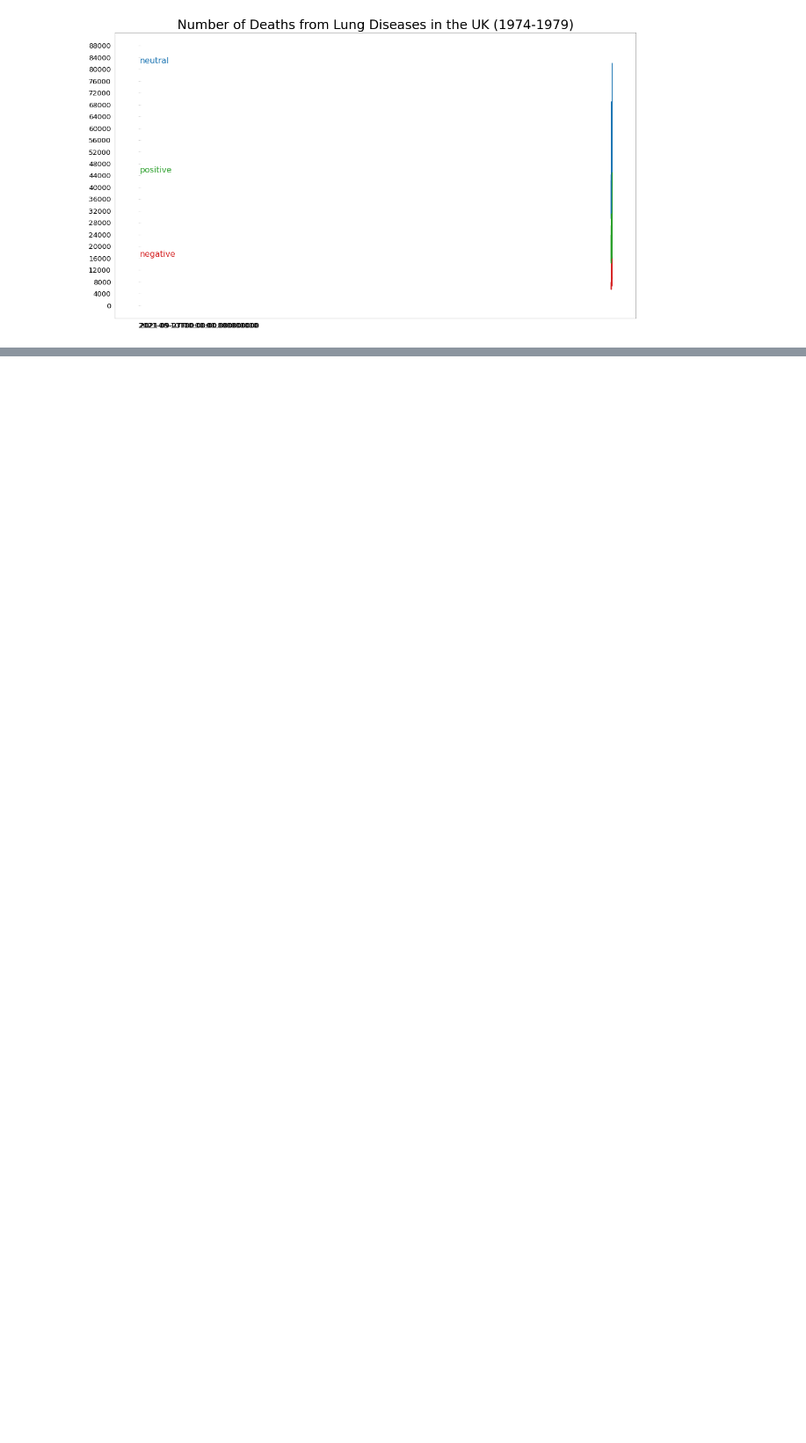
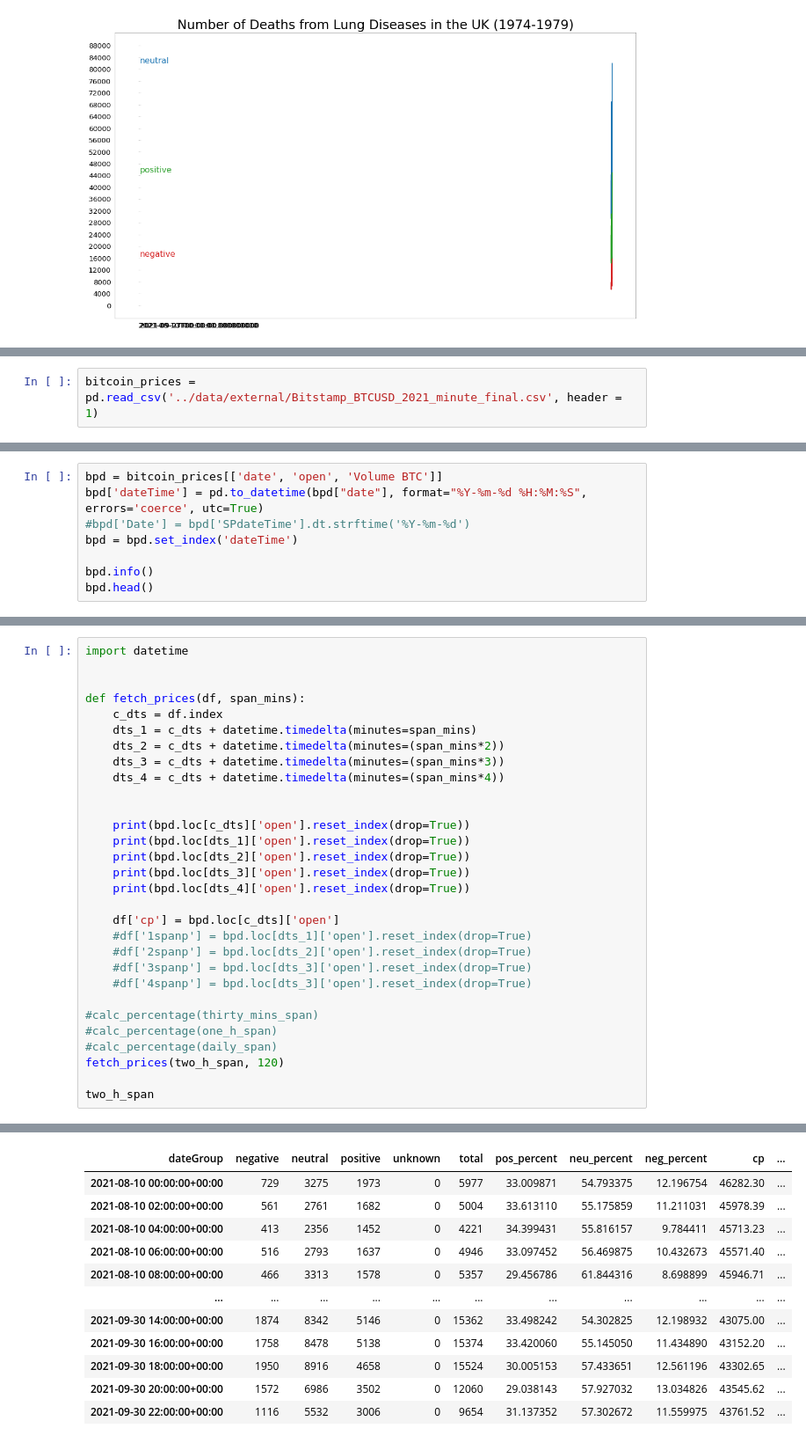
Before and after one commit to superzzp/Bitcoin-Price-Fluctuation-Twitter-Sentiment-Analysis, a Jupyter notebook: notebooks/1.0-zzp-aggregate-sentiments.ipynb, the cells around one changed output, grey strips where cells are left out. Shown at 88% size. Cells and saved outputs as stored; diff of their text form; blank space fills up the shorter version.

Commit message:
updating price reference logics

```diff
--- a/notebooks/1.0-zzp-aggregate-sentiments.ipynb
+++ b/notebooks/1.0-zzp-aggregate-sentiments.ipynb
@@ -131,0 +161,2 @@ plt.show()
+# %%
+bitcoin_prices = pd.read_csv('../data/external/Bitstamp_BTCUSD_2021_minute_final.csv', header = 1)
@@ -131,0 +172,8 @@ plt.show()
+# %%
+bpd = bitcoin_prices[['date', 'open', 'Volume BTC']]
+bpd['dateTime'] = pd.to_datetime(bpd["date"], format="%Y-%m-%d %H:%M:%S", errors='coerce', utc=True)
+#bpd['Date'] = bpd['SPdateTime'].dt.strftime('%Y-%m-%d')
+bpd = bpd.set_index('dateTime')
+
+bpd.info()
+bpd.head()
@@ -131,0 +203,31 @@ plt.show()
+# %%
+import datetime
+
+
+def fetch_prices(df, span_mins):
+    c_dts = df.index
+    dts_1 = c_dts + datetime.timedelta(minutes=span_mins)
+    dts_2 = c_dts + datetime.timedelta(minutes=(span_mins*2))
+    dts_3 = c_dts + datetime.timedelta(minutes=(span_mins*3))
+    dts_4 = c_dts + datetime.timedelta(minutes=(span_mins*4))
+
+
+    print(bpd.loc[c_dts]['open'].reset_index(drop=True))
+    print(bpd.loc[dts_1]['open'].reset_index(drop=True))
+    print(bpd.loc[dts_2]['open'].reset_index(drop=True))
+    print(bpd.loc[dts_3]['open'].reset_index(drop=True))
+    print(bpd.loc[dts_4]['open'].reset_index(drop=True))
+
+    df['cp'] = bpd.loc[c_dts]['open']
+    #df['1spanp'] = bpd.loc[dts_1]['open'].reset_index(drop=True)
+    #df['2spanp'] = bpd.loc[dts_2]['open'].reset_index(drop=True)
+    #df['3spanp'] = bpd.loc[dts_3]['open'].reset_index(drop=True)
+    #df['4spanp'] = bpd.loc[dts_3]['open'].reset_index(drop=True)
+
+#calc_percentage(thirty_mins_span)
+#calc_percentage(one_h_span)
+#calc_percentage(daily_span)
+fetch_prices(two_h_span, 120)
+
+two_h_span
+# %% [output]
@@ -131,0 +251,12 @@ plt.show()
+| dateGroup | negative | neutral | positive | unknown | total | pos_percent | neu_percent | neg_percent | cp | ... |
+| 2021-08-10 00:00:00+00:00 | 729 | 3275 | 1973 | 0 | 5977 | 33.009871 | 54.793375 | 12.196754 | 46282.30 | ... |
+| 2021-08-10 02:00:00+00:00 | 561 | 2761 | 1682 | 0 | 5004 | 33.613110 | 55.175859 | 11.211031 | 45978.39 | ... |
+| 2021-08-10 04:00:00+00:00 | 413 | 2356 | 1452 | 0 | 4221 | 34.399431 | 55.816157 | 9.784411 | 45713.23 | ... |
+| 2021-08-10 06:00:00+00:00 | 516 | 2793 | 1637 | 0 | 4946 | 33.097452 | 56.469875 | 10.432673 | 45571.40 | ... |
+| 2021-08-10 08:00:00+00:00 | 466 | 3313 | 1578 | 0 | 5357 | 29.456786 | 61.844316 | 8.698899 | 45946.71 | ... |
+| ... | ... | ... | ... | ... | ... | ... | ... | ... | ... | ... |
+| 2021-09-30 14:00:00+00:00 | 1874 | 8342 | 5146 | 0 | 15362 | 33.498242 | 54.302825 | 12.198932 | 43075.00 | ... |
+| 2021-09-30 16:00:00+00:00 | 1758 | 8478 | 5138 | 0 | 15374 | 33.420060 | 55.145050 | 11.434890 | 43152.20 | ... |
+| 2021-09-30 18:00:00+00:00 | 1950 | 8916 | 4658 | 0 | 15524 | 30.005153 | 57.433651 | 12.561196 | 43302.65 | ... |
+| 2021-09-30 20:00:00+00:00 | 1572 | 6986 | 3502 | 0 | 12060 | 29.038143 | 57.927032 | 13.034826 | 43545.62 | ... |
+| 2021-09-30 22:00:00+00:00 | 1116 | 5532 | 3006 | 0 | 9654 | 31.137352 | 57.302672 | 11.559975 | 43761.52 | ... |
```
Also changed, not shown: parts of 9 cells of this notebook, 1 other file.
